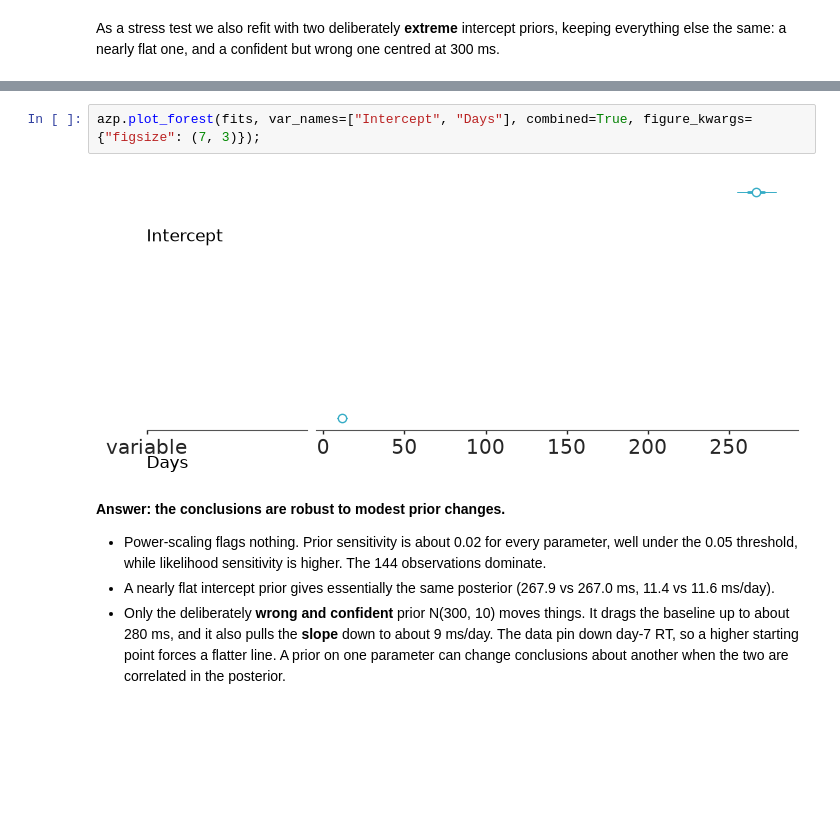
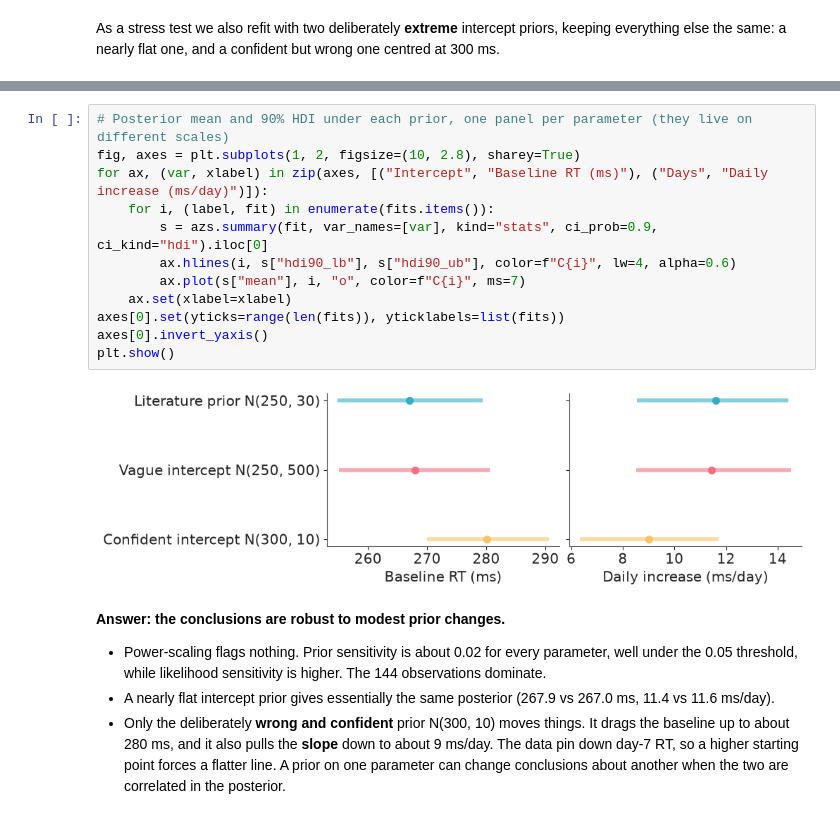
Before and after one commit to EnzonioBanderas/BayesianShortCourse, a Jupyter notebook: sleep/01_linear_baseline.ipynb, the cells around one changed output, grey strips where cells are left out. Saved outputs shown, nothing was run; the diff lists cells and outputs as text; blank space fills up the shorter version.

```diff
--- a/sleep/01_linear_baseline.ipynb
+++ b/sleep/01_linear_baseline.ipynb
@@ -378,9 +391,19 @@ Confident intercept N(300, 10): divergences = 0, max R-hat = 1.003, min bulk ESS
 | Confident intercept N(300, 10) | Intercept | 280.2 | 6.3 | 270.0 | 290.6 |
 |  | Days | 9.0 | 1.6 | 6.3 | 11.7 |
 # %%
-azp.plot_forest(fits, var_names=["Intercept", "Days"], combined=True, figure_kwargs={"figsize": (7, 3)});
+# Posterior mean and 90% HDI under each prior, one panel per parameter (they live on different scales)
+fig, axes = plt.subplots(1, 2, figsize=(10, 2.8), sharey=True)
+for ax, (var, xlabel) in zip(axes, [("Intercept", "Baseline RT (ms)"), ("Days", "Daily increase (ms/day)")]):
+    for i, (label, fit) in enumerate(fits.items()):
+        s = azs.summary(fit, var_names=[var], kind="stats", ci_prob=0.9, ci_kind="hdi").iloc[0]
+        ax.hlines(i, s["hdi90_lb"], s["hdi90_ub"], color=f"C{i}", lw=4, alpha=0.6)
+        ax.plot(s["mean"], i, "o", color=f"C{i}", ms=7)
+    ax.set(xlabel=xlabel)
+axes[0].set(yticks=range(len(fits)), yticklabels=list(fits))
+axes[0].invert_yaxis()
+plt.show()
 # %% [output]
-[figure, old version]
+[figure, new version]
 # %% [markdown]
 **Answer: the conclusions are robust to modest prior changes.**
 
```
Also changed, not shown: parts of 6 cells of this notebook.
